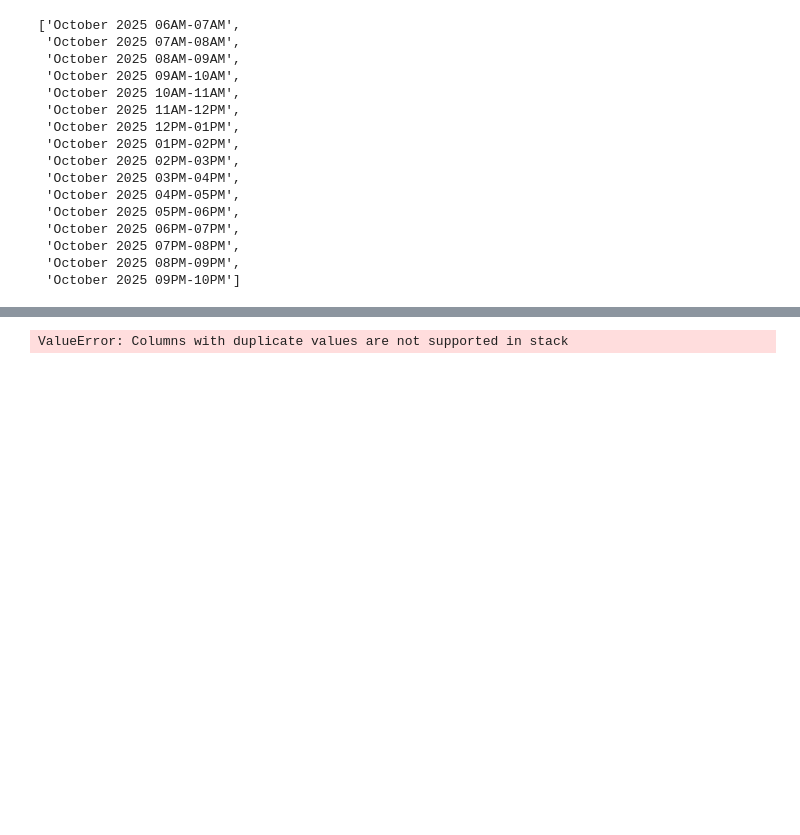
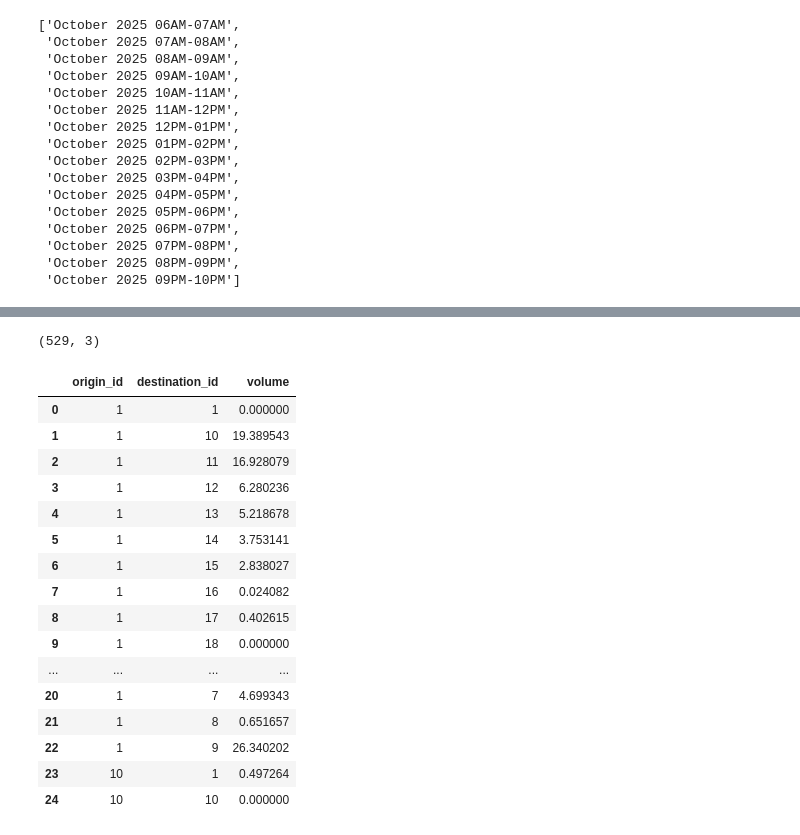
Before and after one commit to morgan1461/transportation-planning, a Jupyter notebook: od_pairs.ipynb, the cells around one changed output, grey strips where cells are left out. Cells and saved outputs as stored; diff of their text form; code cells hidden in the pictures; blank space fills up the shorter version.

```diff
--- a/od_pairs.ipynb
+++ b/od_pairs.ipynb
@@ -598,15 +600,32 @@ TypeError: DataFrame.groupby() got an unexpected keyword argument 'axis'
 # %%
 long = od_matrix_to_long(od_matrix)
 # the matrix is already condensed, so this is just a safety normalization for any leftover labels
 long['origin_id'] = long['origin_id'].map(lambda x: normalize_stop_num(x))
 long['destination_id'] = long['destination_id'].map(lambda x: normalize_stop_num(x))
 long['origin_id'] = long['origin_id'].astype(str)
 long['destination_id'] = long['destination_id'].astype(str)
 long = long.groupby(['origin_id', 'destination_id'], as_index=False)['volume'].sum()
-long.to_csv('od_matrix_long.csv', index=False)
+long.to_csv('cc_od_matrix_long.csv', index=False)
 
 
 print(long.shape)
 long.head(25)
 # %% [output]
-ValueError: Columns with duplicate values are not supported in stack
+(529, 3)
+|  | origin_id | destination_id | volume |
+| 0 | 1 | 1 | 0.000000 |
+| 1 | 1 | 10 | 19.389543 |
+| 2 | 1 | 11 | 16.928079 |
+| 3 | 1 | 12 | 6.280236 |
+| 4 | 1 | 13 | 5.218678 |
+| 5 | 1 | 14 | 3.753141 |
+| 6 | 1 | 15 | 2.838027 |
+| 7 | 1 | 16 | 0.024082 |
+| 8 | 1 | 17 | 0.402615 |
+| 9 | 1 | 18 | 0.000000 |
+| ... | ... | ... | ... |
+| 20 | 1 | 7 | 4.699343 |
+| 21 | 1 | 8 | 0.651657 |
+| 22 | 1 | 9 | 26.340202 |
+| 23 | 10 | 1 | 0.497264 |
+| 24 | 10 | 10 | 0.000000 |
```
Also changed, not shown: parts of 6 cells of this notebook, 1 other file.
